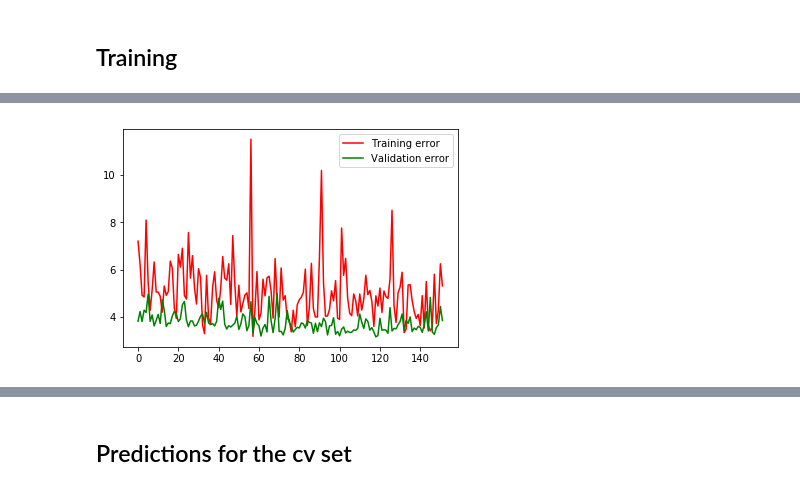
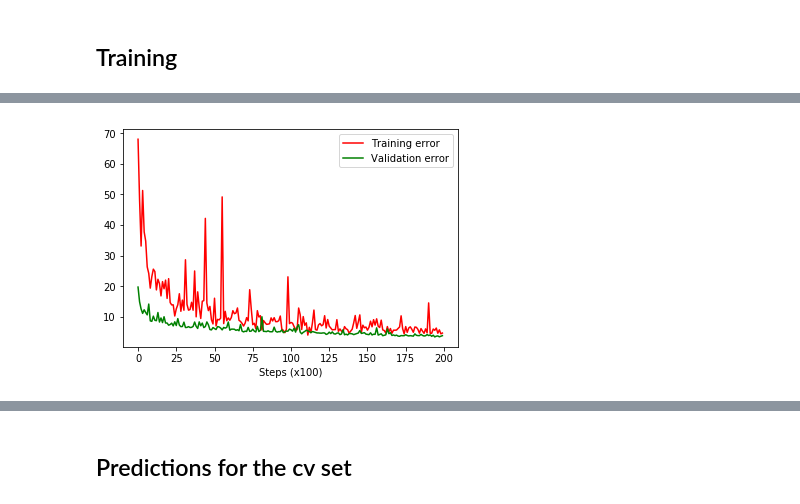
Before and after one commit to sgmig/ml_projects, a Jupyter notebook: kaggle/facial-keypoints-detection/facial_keypoints_CNN.ipynb, the cells around one changed output, grey strips where cells are left out. Saved outputs shown, nothing was run; the diff lists cells and outputs as text; code cells hidden in the pictures.

Commit message:
Added tensorboard summaries to keep track of training and cv losses, and thehyperparameters.

```diff
--- a/kaggle/facial-keypoints-detection/facial_keypoints_CNN.ipynb
+++ b/kaggle/facial-keypoints-detection/facial_keypoints_CNN.ipynb
@@ -168,5 +168,9 @@ keypoints_true = tf.placeholder(tf.float32, [None, 30], name = 'true_keypoints')
 lr = tf.placeholder(tf.float32, name = 'learning_rate')
 #training = tf.placeholder(tf.bool, name='training_state')
 drop_rate = tf.placeholder(tf.float32, name = 'dropout_prob')
+
+with tf.variable_scope('parameter_logs'):
+    parameter_log_ph = tf.placeholder(tf.string,[None,2], name='ph')
+    parameter_log = tf.summary.text('summary_node', parameter_log_ph)
 # %%
 x_images = tf.image.per_image_standardization(tf.reshape(x, [-1,96,96,1]))
@@ -212,7 +223,10 @@ with tf.variable_scope('Loss'):
     masked_loss = tf.reduce_mean(tf.square(
         tf.boolean_mask(keypoints_pred - keypoints_true, tf.is_finite(keypoints_true) ) ) )
 
+    MSE_summary = tf.summary.scalar('MSE', masked_loss)
 
+# The next lines are for updating the moving averages when using batch normalization,
+# as specified in the documentation for tf.contrib.layers.batch_norm
 update_ops = tf.get_collection(tf.GraphKeys.UPDATE_OPS)
 with tf.control_dependencies(update_ops):
 
@@ -230,45 +248,62 @@ counter = 7 # a variable to keep track of different models.
 # %% [markdown]
 ## Training
 # %%
-num_steps = 10000
+num_steps = 20000
+batch_size = 32
+learning_rate = 0.0005
+drop = 0.2
+
+params_values = np.array([['steps', num_steps],
+                         ['batch_size', batch_size],
+                         ['learning_rate', learning_rate ],
+                         ['drop_rate', drop]])
+
 
 fig = plt.figure()
 ax = fig.add_subplot(1, 1, 1)
 
 with tf.Session() as sess:
 
+    model_dir = './model_' + str(counter)
 
-    writer = tf.summary.FileWriter('./tensorboard_logs', sess.graph)
-    #sess.run(init)
-    saver.restore(sess, "./saved_models/keypoints_cnn_" + str(counter) )
+    train_writer = tf.summary.FileWriter(model_dir + '/logs/train/', sess.graph)
+    cv_writer = tf.summary.FileWriter(model_dir + '/logs/cv/')
 
-    #train_losses = []
-    #cv_losses = []
+    sess.run(init)
+    #saver.restore(sess, model_dir + 'keypoints_cnn' )
 
+    # Python lists to keep track of errors on the notebook.
+    train_losses = []
+    cv_losses = []
+
+    # record hyperparameters
+
+    train_writer.add_summary(sess.run(parameter_log, feed_dict = {parameter_log_ph:params_values }))
 
     for iteration in range(num_steps+1):
 
-        x_batch, keypoints_batch = next_batch(x_train, keypoints_train,32)
+        x_batch, keypoints_batch = next_batch(x_train, keypoints_train, batch_size)
 
 
         # Uncomment for BN
-        _ , train_loss= sess.run([train, masked_loss],
-                             feed_dict={x: x_batch, keypoints_true: keypoints_batch,
-                                        lr:0.0005, drop_rate:0.2})
+        _ , train_loss, train_summ = sess.run([train, masked_loss, MSE_summary],
+                                              feed_dict={x: x_batch, keypoints_true: keypoints_batch,
+                                                         lr:learning_rate, drop_rate:drop})
 
         if iteration%100 == 0:
 
-            cv_loss = sess.run(masked_loss,
+            cv_loss, cv_summ = sess.run([masked_loss, MSE_summary],
                                feed_dict={x:x_cv, keypoints_true:keypoints_cv, drop_rate:0})
 
-            #I plot MSE because it is a bit easier to visualize. Small changes are larger.
+            # Writting summaries for tensorboard.
+            train_writer.add_summary(train_summ, iteration)
+            cv_writer.add_summary(cv_summ, iteration)
+
+            # Upadte Python lists with errors.
             train_losses.append(train_loss)
             cv_losses.append(cv_loss)
 
-            #train_losses.append(np.sqrt(train_loss))
-            #cv_losses.append(np.sqrt(cv_loss))
-
-            # Showing output for tracking progress.
+            # Showing output for tracking progress as training evolves.
             print('=======================================')
             print('Currently on step {}'.format(iteration))
             print('Train MSE: ', train_loss)
@@ -277,9 +312,10 @@ with tf.Session() as sess:
             print('CV RMSE:', np.sqrt(cv_loss), '\n')
 
             ax.cla()
-            ax.plot(train_losses[150:], 'r', label = 'Training error')
-            ax.plot(cv_losses[150:], 'g', label = 'Validation error')
+            ax.plot(train_losses[-50:], 'r', label = 'Training error')
+            ax.plot(cv_losses[-50:], 'g', label = 'Validation error')
             ax.legend()
+            ax.set_xlabel('Steps (x100)')
             display(fig)
 
             print('=======================================')
@@ -288,26 +324,32 @@ with tf.Session() as sess:
 
             clear_output(wait = True)
 
-    # printing final results
+    # Printing final short report.
 
     print('=======================================')
     print('Currently on step {}'.format(iteration))
-    print('Train MSE: ', train_losses[-1], '\n')
-    print('CV MSE:',  cv_losses[-1], '\n')
+    print('Train MSE: ', train_losses[-1])
+    print('Train RMSE: ', np.sqrt(train_losses[-1]), '\n')
+    print('CV MSE:',  cv_losses[-1])
+    print('CV MSE:',  np.sqrt(cv_losses[-1]), '\n')
 
     ax.cla()
-    ax.plot(train_losses[150:], 'r', label = 'Training error')
-    ax.plot(cv_losses[150:], 'g', label = 'Validation error')
+    ax.plot(train_losses[1:], 'r', label = 'Training error')
+    ax.plot(cv_losses[1:], 'g', label = 'Validation error')
     ax.legend()
+    ax.set_xlabel('Steps (x100)')
 
 
     print('=======================================')
     print('train_losses = ', train_losses, '\n')
     print('cv_losses = ', cv_losses)
 
-    saver.save(sess, "./saved_models/keypoints_cnn_" + str(counter) )
-    writer.close()
-    #saver.save(sess, "./saved_models/keypoints_cnn_1"  )
+    # Saving model
+    saver.save(sess, model_dir + '/keypoints_cnn' )
+
+    train_writer.close()
+    cv_writer.close()
+
     #counter +=1
     #print(counter)
 # %% [output]
@@ -324 +368 @@ cv_losses =  [957.0421, 18.07686, 13.777098, 12.979964, 11.485834, 10.451833, 9.
-[figure, old version]
+[figure, new version]
```
Also changed, not shown: parts of 18 cells of this notebook.
